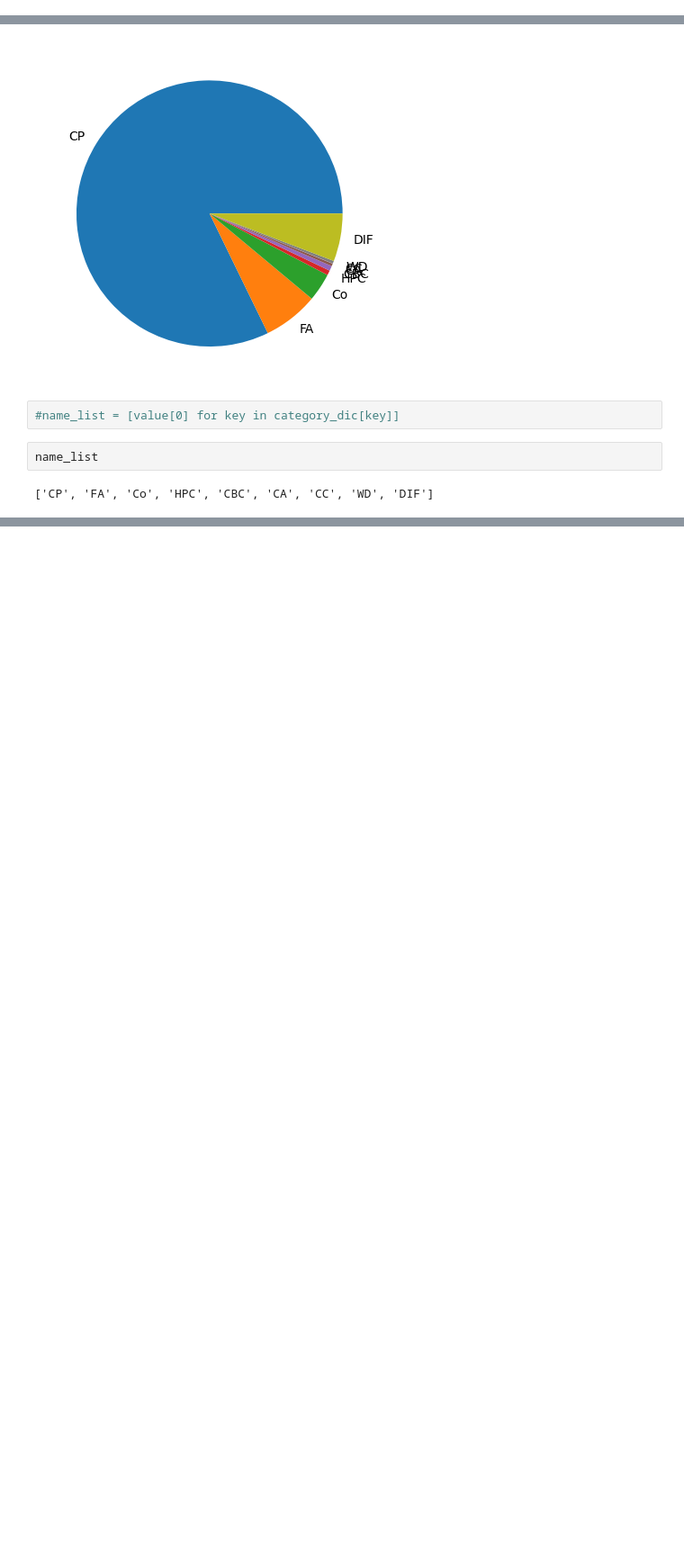
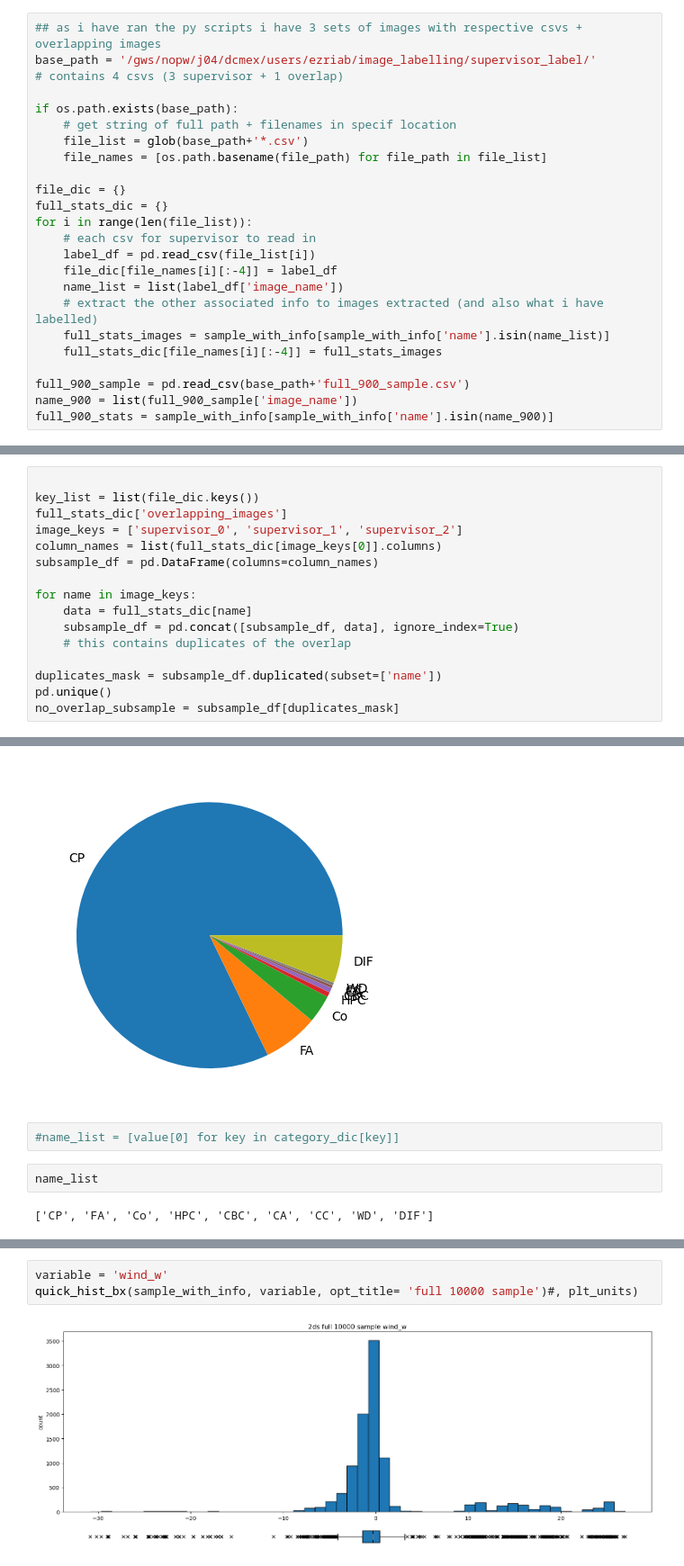
Before and after one commit to ezriri/2DS_code, a Jupyter notebook: random_sampling/supervisor_sampling.ipynb, the cells around one changed output, grey strips where cells are left out. Shown: that part at 90% size. Cells and saved outputs as stored; diff of their text form; blank space fills up the shorter version.

```diff
--- a/random_sampling/supervisor_sampling.ipynb
+++ b/random_sampling/supervisor_sampling.ipynb
@@ -35,0 +43,23 @@ save_merged = '/gws/nopw/j04/dcmex/users/ezriab/image_labelling/2ds_10000_sample
+# %%
+## as i have ran the py scripts i have 3 sets of images with respective csvs + overlapping images
+base_path = '/gws/nopw/j04/dcmex/users/ezriab/image_labelling/supervisor_label/' # contains 4 csvs (3 supervisor + 1 overlap)
+
+if os.path.exists(base_path):
+    # get string of full path + filenames in specif location
+    file_list = glob(base_path+'*.csv')
+    file_names = [os.path.basename(file_path) for file_path in file_list]
+
+file_dic = {}
+full_stats_dic = {}
+for i in range(len(file_list)):
+    # each csv for supervisor to read in
+    label_df = pd.read_csv(file_list[i])
+    file_dic[file_names[i][:-4]] = label_df
+    name_list = list(label_df['image_name'])
+    # extract the other associated info to images extracted (and also what i have labelled)
+    full_stats_images = sample_with_info[sample_with_info['name'].isin(name_list)]
+    full_stats_dic[file_names[i][:-4]] = full_stats_images
+
+full_900_sample = pd.read_csv(base_path+'full_900_sample.csv')
+name_900 = list(full_900_sample['image_name'])
+full_900_stats = sample_with_info[sample_with_info['name'].isin(name_900)]
@@ -35,0 +103,16 @@ save_merged = '/gws/nopw/j04/dcmex/users/ezriab/image_labelling/2ds_10000_sample
+# %%
+
+key_list = list(file_dic.keys())
+full_stats_dic['overlapping_images']
+image_keys = ['supervisor_0', 'supervisor_1', 'supervisor_2']
+column_names = list(full_stats_dic[image_keys[0]].columns)
+subsample_df = pd.DataFrame(columns=column_names)
+
+for name in image_keys:
+    data = full_stats_dic[name]
+    subsample_df = pd.concat([subsample_df, data], ignore_index=True)
+    # this contains duplicates of the overlap
+
+duplicates_mask = subsample_df.duplicated(subset=['name'])
+pd.unique()
+no_overlap_subsample = subsample_df[duplicates_mask]
@@ -328,0 +425,5 @@ name_list
+# %%
+variable = 'wind_w'
+quick_hist_bx(sample_with_info, variable, opt_title= 'full 10000 sample')#, plt_units)
+# %% [output]
+[figure, added]
```
Also changed, not shown: parts of 13 cells of this notebook, 5 other files.
